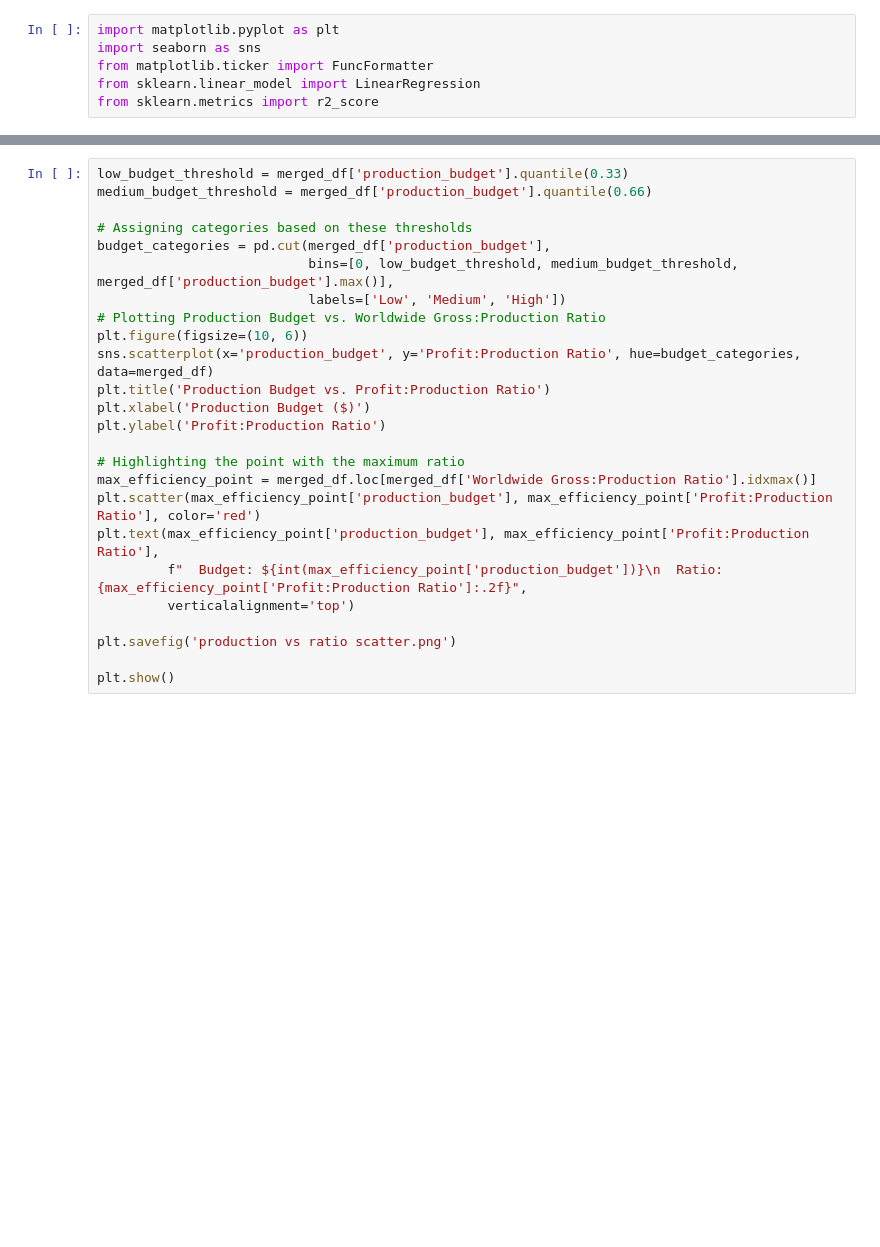
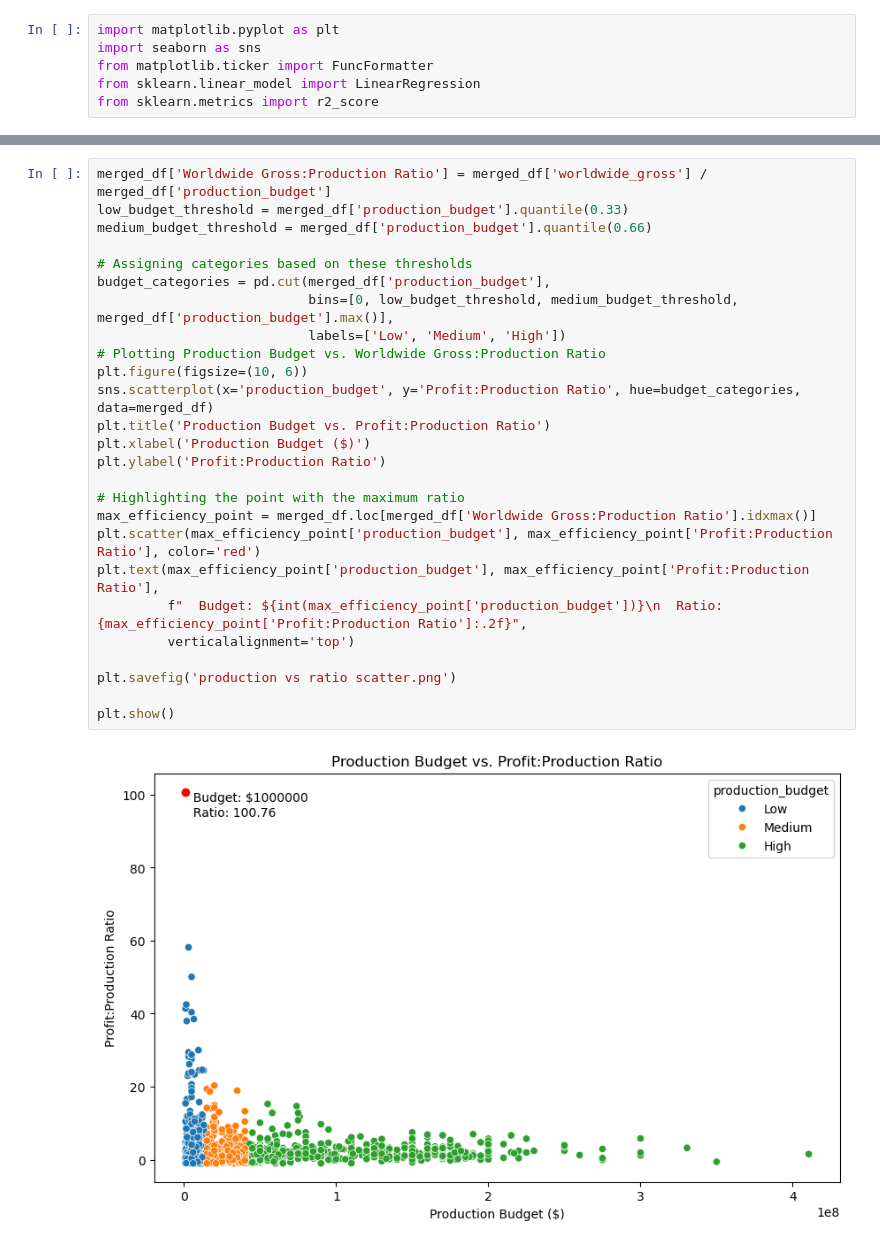
Before and after one commit to Keys2610/dsc-phase-2-project-v3, a Jupyter notebook: wesley_notebook.ipynb, the cells around one changed output, grey strips where cells are left out. Saved outputs shown, nothing was run; the diff lists cells and outputs as text; blank space fills up the shorter version.

```diff
--- a/wesley_notebook.ipynb
+++ b/wesley_notebook.ipynb
@@ -47,28 +86,31 @@ plt.show()
 # %%
+merged_df['Worldwide Gross:Production Ratio'] = merged_df['worldwide_gross'] / merged_df['production_budget']
 low_budget_threshold = merged_df['production_budget'].quantile(0.33)
 medium_budget_threshold = merged_df['production_budget'].quantile(0.66)
 
 # Assigning categories based on these thresholds
 budget_categories = pd.cut(merged_df['production_budget'],
                            bins=[0, low_budget_threshold, medium_budget_threshold, merged_df['production_budget'].max()],
                            labels=['Low', 'Medium', 'High'])
 # Plotting Production Budget vs. Worldwide Gross:Production Ratio
 plt.figure(figsize=(10, 6))
 sns.scatterplot(x='production_budget', y='Profit:Production Ratio', hue=budget_categories, data=merged_df)
 plt.title('Production Budget vs. Profit:Production Ratio')
 plt.xlabel('Production Budget ($)')
 plt.ylabel('Profit:Production Ratio')
 
 # Highlighting the point with the maximum ratio
 max_efficiency_point = merged_df.loc[merged_df['Worldwide Gross:Production Ratio'].idxmax()]
 plt.scatter(max_efficiency_point['production_budget'], max_efficiency_point['Profit:Production Ratio'], color='red')
 plt.text(max_efficiency_point['production_budget'], max_efficiency_point['Profit:Production Ratio'],
          f"  Budget: ${int(max_efficiency_point['production_budget'])}\n  Ratio: {max_efficiency_point['Profit:Production Ratio']:.2f}",
          verticalalignment='top')
 
 plt.savefig('production vs ratio scatter.png')
 
 plt.show()
+# %% [output]
+[figure, added]
 # %%
 X = merged_df[['production_budget']].values.reshape(-1, 1)
 y = merged_df['worldwide_gross'].values
```
Also changed, not shown: parts of 8 cells of this notebook, 10 other files.
